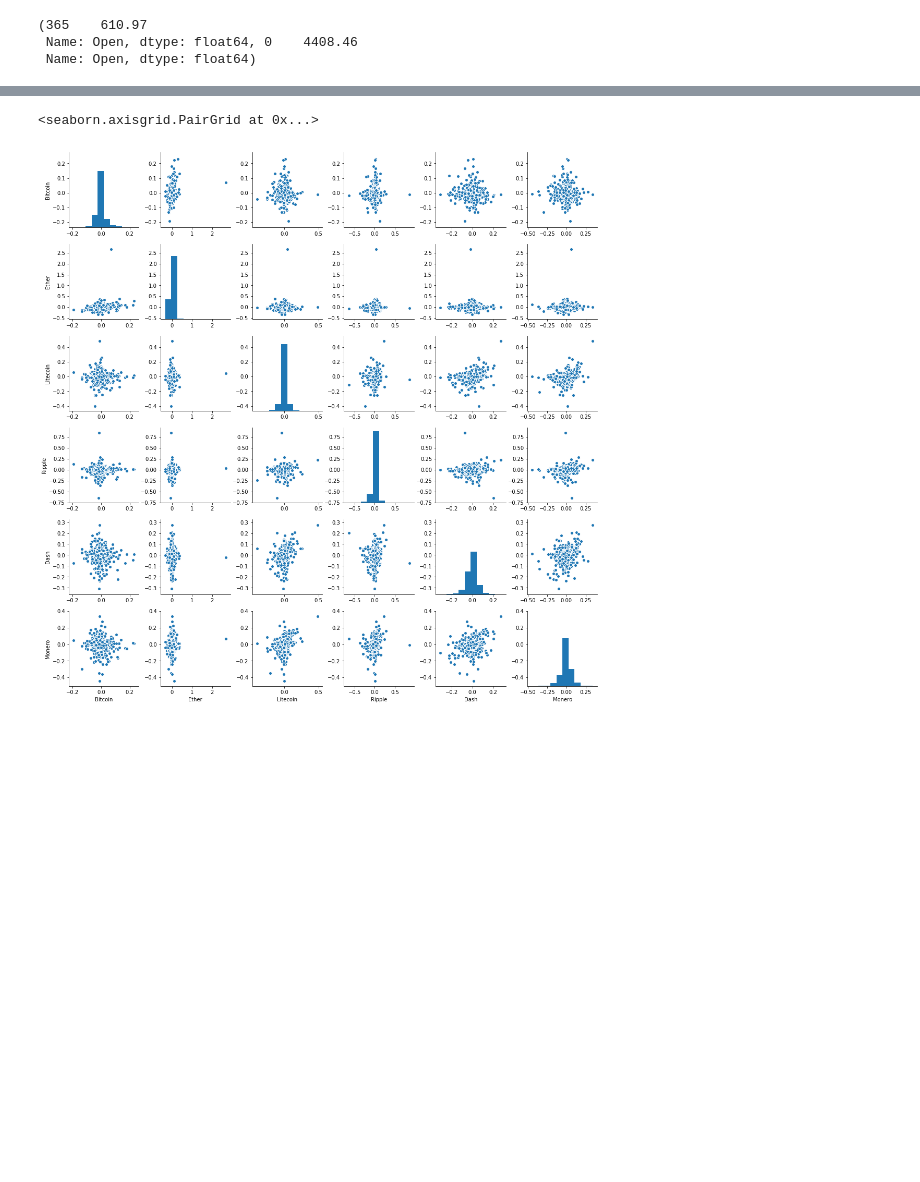
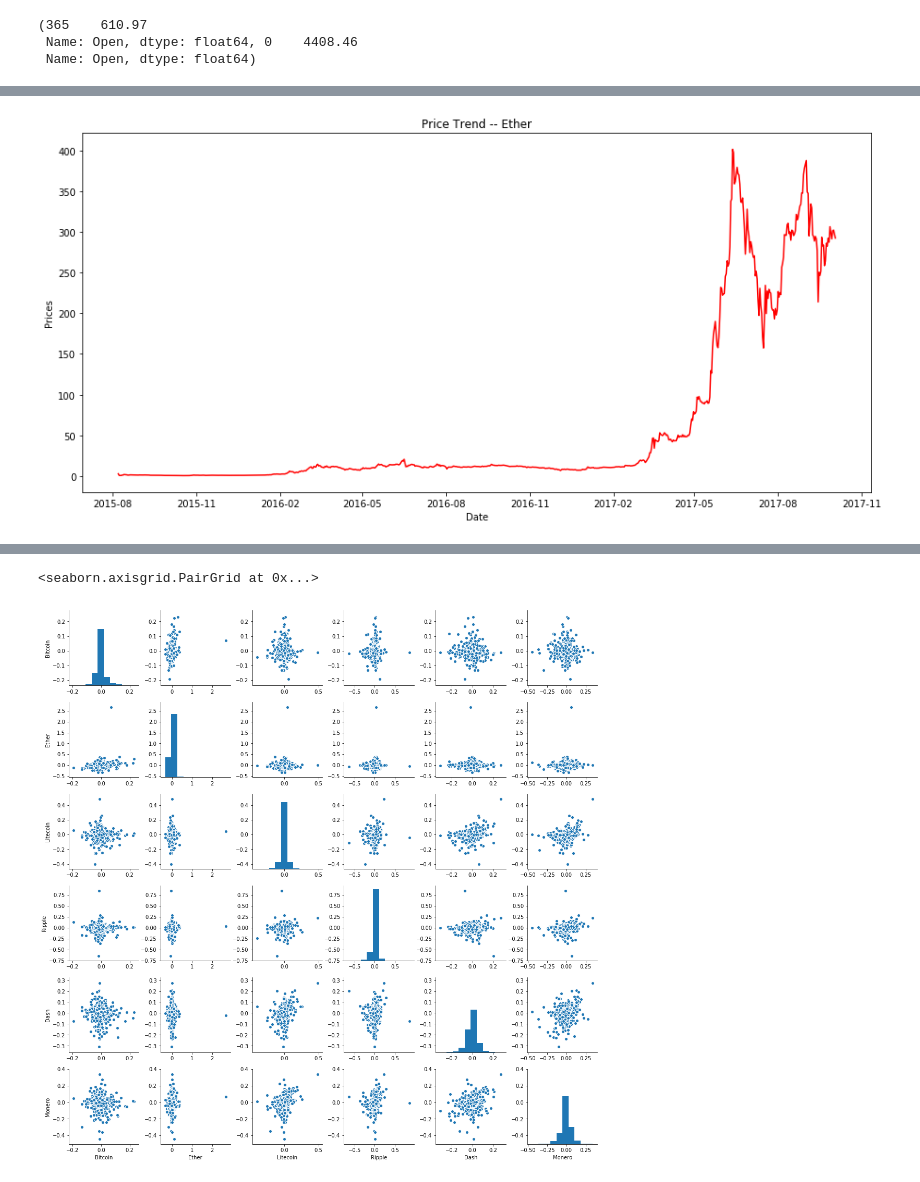
Before and after one commit to avantichande/Cryptocurrency_Project, a Jupyter notebook: Project/CryptoCurrency_Analysis_V3.ipynb, the cells around one changed output, grey strips where cells are left out. Saved outputs shown, nothing was run; the diff lists cells and outputs as text; code cells hidden in the pictures; blank space fills up the shorter version.

```diff
--- a/Project/CryptoCurrency_Analysis_V3.ipynb
+++ b/Project/CryptoCurrency_Analysis_V3.ipynb
@@ -49,0 +62,5 @@ monero_by_date = clean_df(monero)
+# %%
+#Plot
+plot_price_trend(ether,'Ether', 'red')
+# %% [output]
+[figure, added]
```
Also changed, not shown: parts of 6 cells of this notebook.
